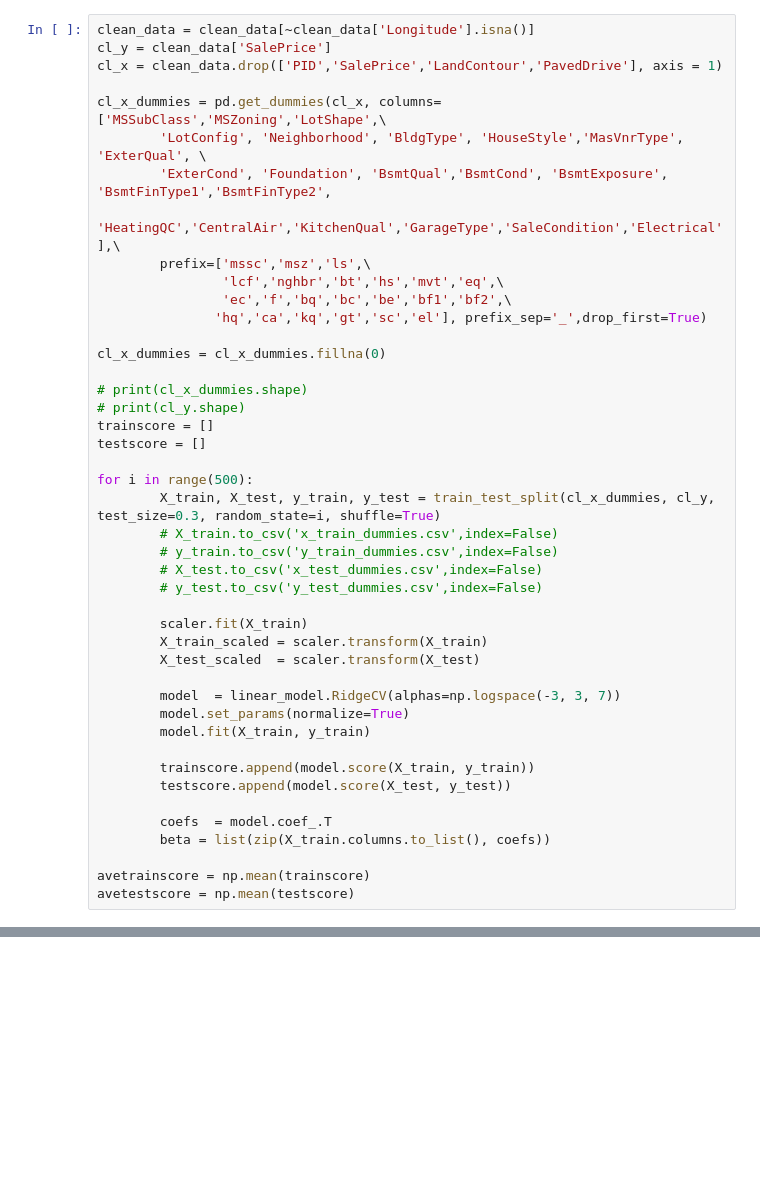
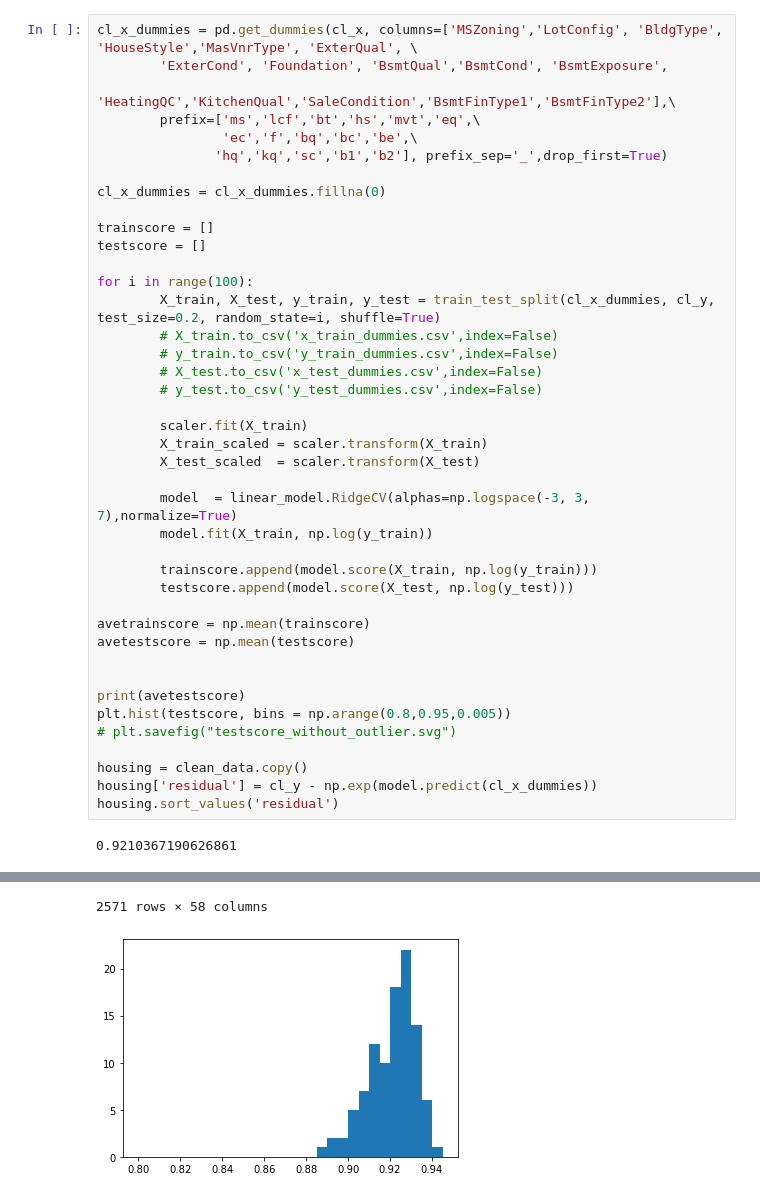
Before and after one commit to AlexGalczak/ML-Ames, a Jupyter notebook: CL/MachineLeaningProj_CL - Copy.ipynb, the cells around one changed output, grey strips where cells are left out. Cells and saved outputs as stored; diff of their text form; blank space fills up the shorter version.

```diff
--- a/CL/MachineLeaningProj_CL - Copy.ipynb
+++ b/CL/MachineLeaningProj_CL - Copy.ipynb
@@ -53,26 +73,18 @@ for kw, val in mainlocs.items():
 # %%
-clean_data = clean_data[~clean_data['Longitude'].isna()]
-cl_y = clean_data['SalePrice']
-cl_x = clean_data.drop(['PID','SalePrice','LandContour','PavedDrive'], axis = 1)
-
-cl_x_dummies = pd.get_dummies(cl_x, columns=['MSSubClass','MSZoning','LotShape',\
-        'LotConfig', 'Neighborhood', 'BldgType', 'HouseStyle','MasVnrType', 'ExterQual', \
-        'ExterCond', 'Foundation', 'BsmtQual','BsmtCond', 'BsmtExposure', 'BsmtFinType1','BsmtFinType2',
-       'HeatingQC','CentralAir','KitchenQual','GarageType','SaleCondition','Electrical'],\
-        prefix=['mssc','msz','ls',\
-                'lcf','nghbr','bt','hs','mvt','eq',\
-                'ec','f','bq','bc','be','bf1','bf2',\
-               'hq','ca','kq','gt','sc','el'], prefix_sep='_',drop_first=True)
+cl_x_dummies = pd.get_dummies(cl_x, columns=['MSZoning','LotConfig', 'BldgType', 'HouseStyle','MasVnrType', 'ExterQual', \
+        'ExterCond', 'Foundation', 'BsmtQual','BsmtCond', 'BsmtExposure',
+       'HeatingQC','KitchenQual','SaleCondition','BsmtFinType1','BsmtFinType2'],\
+        prefix=['ms','lcf','bt','hs','mvt','eq',\
+                'ec','f','bq','bc','be',\
+               'hq','kq','sc','b1','b2'], prefix_sep='_',drop_first=True)
 
 cl_x_dummies = cl_x_dummies.fillna(0)
 
-# print(cl_x_dummies.shape)
-# print(cl_y.shape)
 trainscore = []
 testscore = []
 
-for i in range(500):
-        X_train, X_test, y_train, y_test = train_test_split(cl_x_dummies, cl_y, test_size=0.3, random_state=i, shuffle=True)
+for i in range(100):
+        X_train, X_test, y_train, y_test = train_test_split(cl_x_dummies, cl_y, test_size=0.2, random_state=i, shuffle=True)
         # X_train.to_csv('x_train_dummies.csv',index=False)
         # y_train.to_csv('y_train_dummies.csv',index=False)
         # X_test.to_csv('x_test_dummies.csv',index=False)
@@ -82,15 +94,22 @@ for i in range(500):
         X_train_scaled = scaler.transform(X_train)
         X_test_scaled  = scaler.transform(X_test)
 
-        model  = linear_model.RidgeCV(alphas=np.logspace(-3, 3, 7))
-        model.set_params(normalize=True)
-        model.fit(X_train, y_train)
+        model  = linear_model.RidgeCV(alphas=np.logspace(-3, 3, 7),normalize=True)
+        model.fit(X_train, np.log(y_train))
 
-        trainscore.append(model.score(X_train, y_train))
-        testscore.append(model.score(X_test, y_test))
-
-        coefs  = model.coef_.T
-        beta = list(zip(X_train.columns.to_list(), coefs))
+        trainscore.append(model.score(X_train, np.log(y_train)))
+        testscore.append(model.score(X_test, np.log(y_test)))
 
 avetrainscore = np.mean(trainscore)
 avetestscore = np.mean(testscore)
+
+
+print(avetestscore)
+plt.hist(testscore, bins = np.arange(0.8,0.95,0.005))
+# plt.savefig("testscore_without_outlier.svg")
+
+housing = clean_data.copy()
+housing['residual'] = cl_y - np.exp(model.predict(cl_x_dummies))
+housing.sort_values('residual')
+# %% [output]
+0.9210367190626861
@@ -96,0 +128,2 @@ avetestscore = np.mean(testscore)
+2571 rows × 58 columns
+[figure, added]
```
Also changed, not shown: parts of 15 cells of this notebook, 2 other files.
